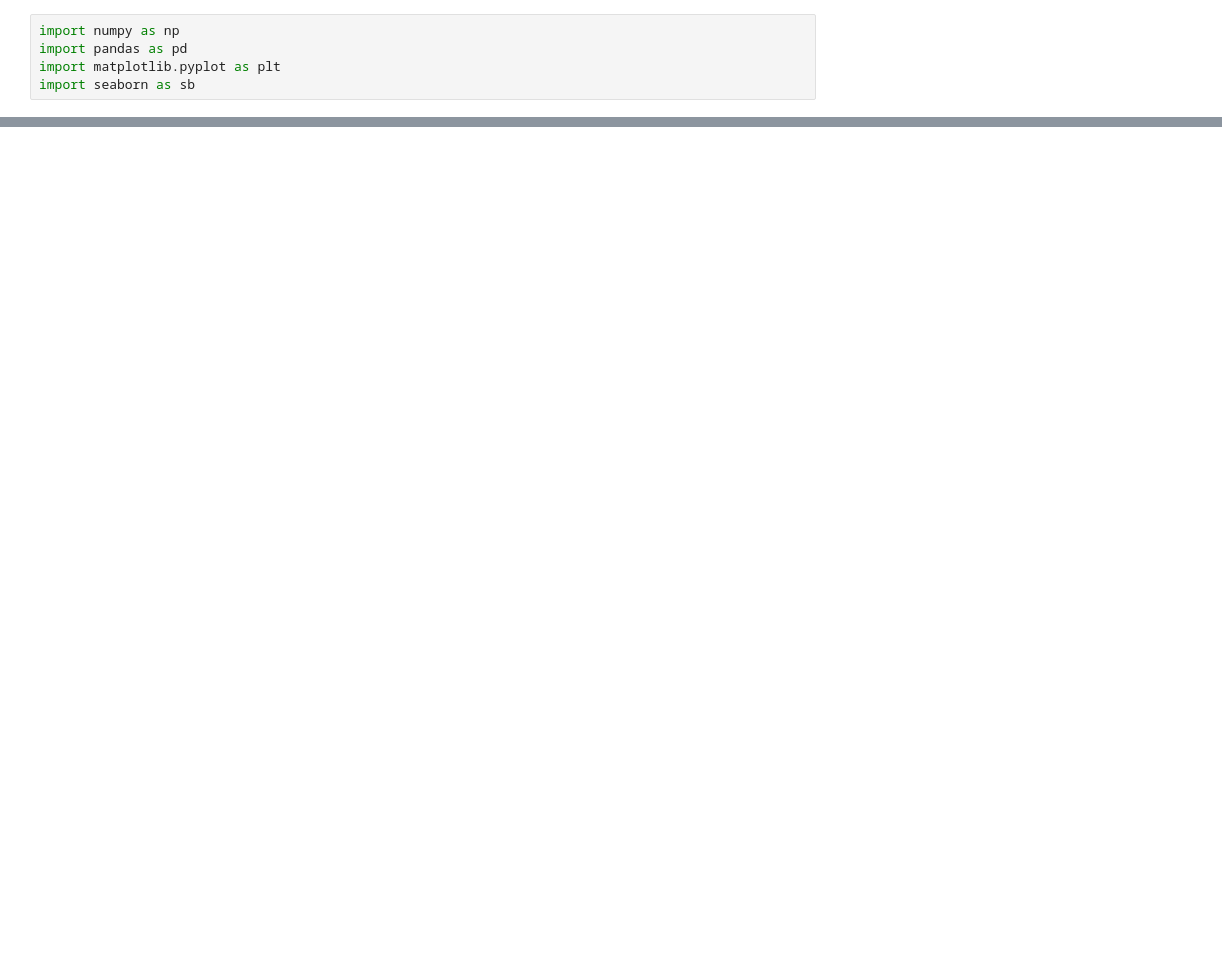
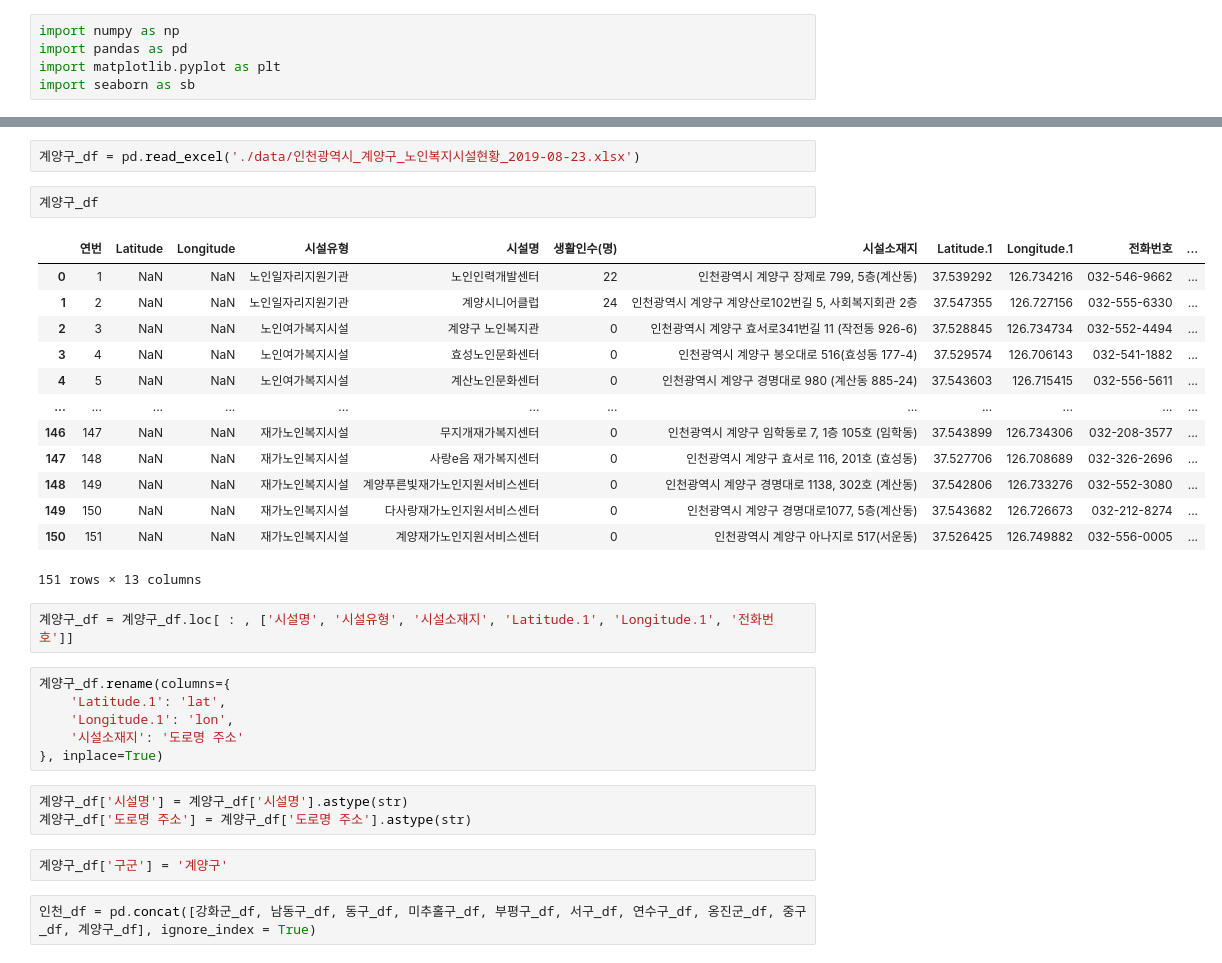
Before and after one commit to Vantish/Incheon_Senior_Welfare_Facility, a Jupyter notebook: 노인복지시설_데이터가공.ipynb, the cells around one changed output, grey strips where cells are left out. Cells and saved outputs as stored; diff of their text form; blank space fills up the shorter version.

```diff
--- a/노인복지시설_데이터가공.ipynb
+++ b/노인복지시설_데이터가공.ipynb
@@ -5,0 +322,33 @@ import seaborn as sb
+# %%
+계양구_df = pd.read_excel('./data/인천광역시_계양구_노인복지시설현황_2019-08-23.xlsx')
+# %%
+계양구_df
+# %% [output]
+|  | 연번 | Latitude | Longitude | 시설유형 | 시설명 | 생활인수(명) | 시설소재지 | Latitude.1 | Longitude.1 | 전화번호 | ... |
+| 0 | 1 | NaN | NaN | 노인일자리지원기관 | 노인인력개발센터 | 22 | 인천광역시 계양구 장제로 799, 5층(계산동) | 37.539292 | 126.734216 | 032-546-9662 | ... |
+| 1 | 2 | NaN | NaN | 노인일자리지원기관 | 계양시니어클럽 | 24 | 인천광역시 계양구 계양산로102번길 5, 사회복지회관 2층 | 37.547355 | 126.727156 | 032-555-6330 | ... |
+| 2 | 3 | NaN | NaN | 노인여가복지시설 | 계양구 노인복지관 | 0 | 인천광역시 계양구 효서로341번길 11 (작전동 926-6) | 37.528845 | 126.734734 | 032-552-4494 | ... |
+| 3 | 4 | NaN | NaN | 노인여가복지시설 | 효성노인문화센터 | 0 | 인천광역시 계양구 봉오대로 516(효성동 177-4) | 37.529574 | 126.706143 | 032-541-1882 | ... |
+| 4 | 5 | NaN | NaN | 노인여가복지시설 | 계산노인문화센터 | 0 | 인천광역시 계양구 경명대로 980 (계산동 885-24) | 37.543603 | 126.715415 | 032-556-5611 | ... |
+| ... | ... | ... | ... | ... | ... | ... | ... | ... | ... | ... | ... |
+| 146 | 147 | NaN | NaN | 재가노인복지시설 | 무지개재가복지센터 | 0 | 인천광역시 계양구 임학동로 7, 1층 105호 (임학동) | 37.543899 | 126.734306 | 032-208-3577 | ... |
+| 147 | 148 | NaN | NaN | 재가노인복지시설 | 사랑e음 재가복지센터 | 0 | 인천광역시 계양구 효서로 116, 201호 (효성동) | 37.527706 | 126.708689 | 032-326-2696 | ... |
+| 148 | 149 | NaN | NaN | 재가노인복지시설 | 계양푸른빛재가노인지원서비스센터 | 0 | 인천광역시 계양구 경명대로 1138, 302호 (계산동) | 37.542806 | 126.733276 | 032-552-3080 | ... |
+| 149 | 150 | NaN | NaN | 재가노인복지시설 | 다사랑재가노인지원서비스센터 | 0 | 인천광역시 계양구 경명대로1077, 5층(계산동) | 37.543682 | 126.726673 | 032-212-8274 | ... |
+| 150 | 151 | NaN | NaN | 재가노인복지시설 | 계양재가노인지원서비스센터 | 0 | 인천광역시 계양구 아나지로 517(서운동) | 37.526425 | 126.749882 | 032-556-0005 | ... |
+151 rows × 13 columns
+# %%
+계양구_df = 계양구_df.loc[ : , ['시설명', '시설유형', '시설소재지', 'Latitude.1', 'Longitude.1', '전화번호']]
+# %%
+계양구_df.rename(columns={
+    'Latitude.1': 'lat',
+    'Longitude.1': 'lon',
+    '시설소재지': '도로명 주소'
+}, inplace=True)
+# %%
+계양구_df['시설명'] = 계양구_df['시설명'].astype(str)
+계양구_df['도로명 주소'] = 계양구_df['도로명 주소'].astype(str)
+# %%
+계양구_df['구군'] = '계양구'
+# %%
+인천_df = pd.concat([강화군_df, 남동구_df, 동구_df, 미추홀구_df, 부평구_df, 서구_df, 연수구_df, 옹진군_df, 중구_df, 계양구_df], ignore_index = True)
```
Also changed, not shown: parts of 65 cells of this notebook, 5 other files.
